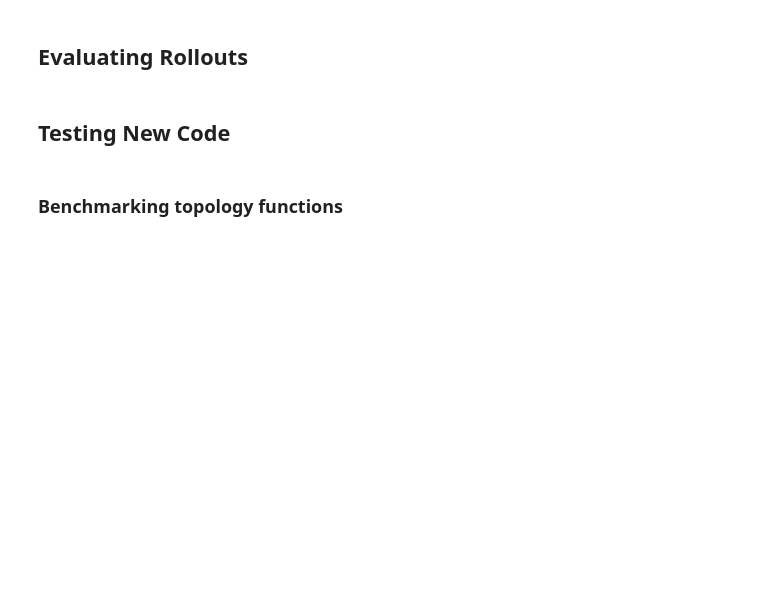
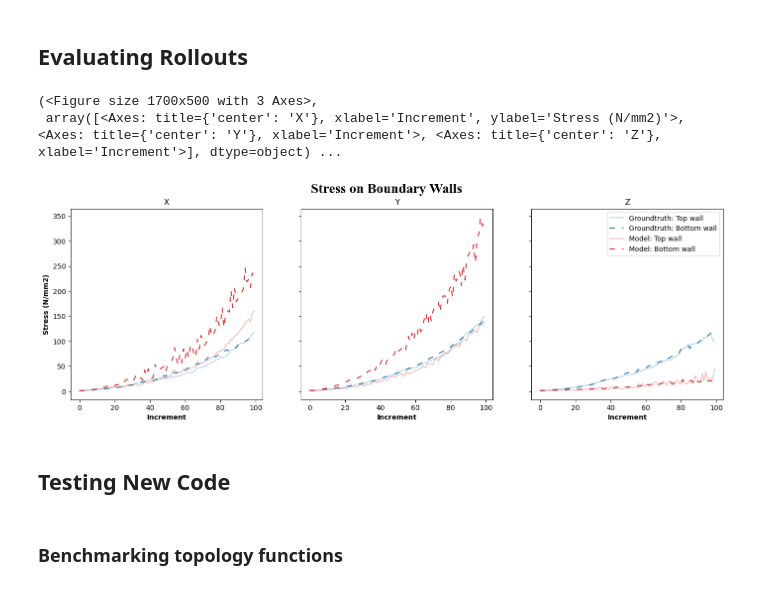
Before and after one commit to MaxGeraedts/DEM-GNN, a Jupyter notebook: Main.ipynb, the cells around one changed output. Drawn from its saved outputs; the diff is of its cells as text; code cells hidden in the pictures; blank space fills up the shorter version.

```diff
--- a/Main.ipynb
+++ b/Main.ipynb
@@ -60,7 +91,7 @@ from Plotting import PlotXYZ, PlotStressComparison
 from ML_functions import LearnedSimulator, NormalizeData, GetModel, Rescale, NormalizePos, MaskTestData
 
 dataset_name="N400_Mono"
-model_ident = "Test16"
+model_ident = "Emb64"
 
 model = GetModel(dataset_name,model_ident)[0]
 AggregatedArgs = MaskTestData(dataset_name,"test")
@@ -137,6 +127,13 @@ list = [NormalizedResultantForce(data) for data in Simulation.GroundTruth]
 Fnorm_ML = np.array([NormalizedResultantForce(data) for data in Simulation.ML_rollout])
 Fnorm_GT = np.array([NormalizedResultantForce(data) for data in Simulation.GroundTruth])
 fig = PlotFres(np.mean(Fnorm_GT,axis=1),np.mean(Fnorm_ML,axis=1))
+# %%
+from Plotting import PlotStressComparison
+PlotStressComparison(Simulation)
+# %% [output]
+(<Figure size 1700x500 with 3 Axes>,
+ array([<Axes: title={'center': 'X'}, xlabel='Increment', ylabel='Stress (N/mm2)'>, <Axes: title={'center': 'Y'}, xlabel='Increment'>, <Axes: title={'center': 'Z'}, xlabel='Increment'>], dtype=object) ...
+[figure, added]
 # %%
 from Plotting import PlotForceDistributionComparison
 quantiles = [5,10,25,50]
```
Also changed, not shown: parts of 15 cells of this notebook.
